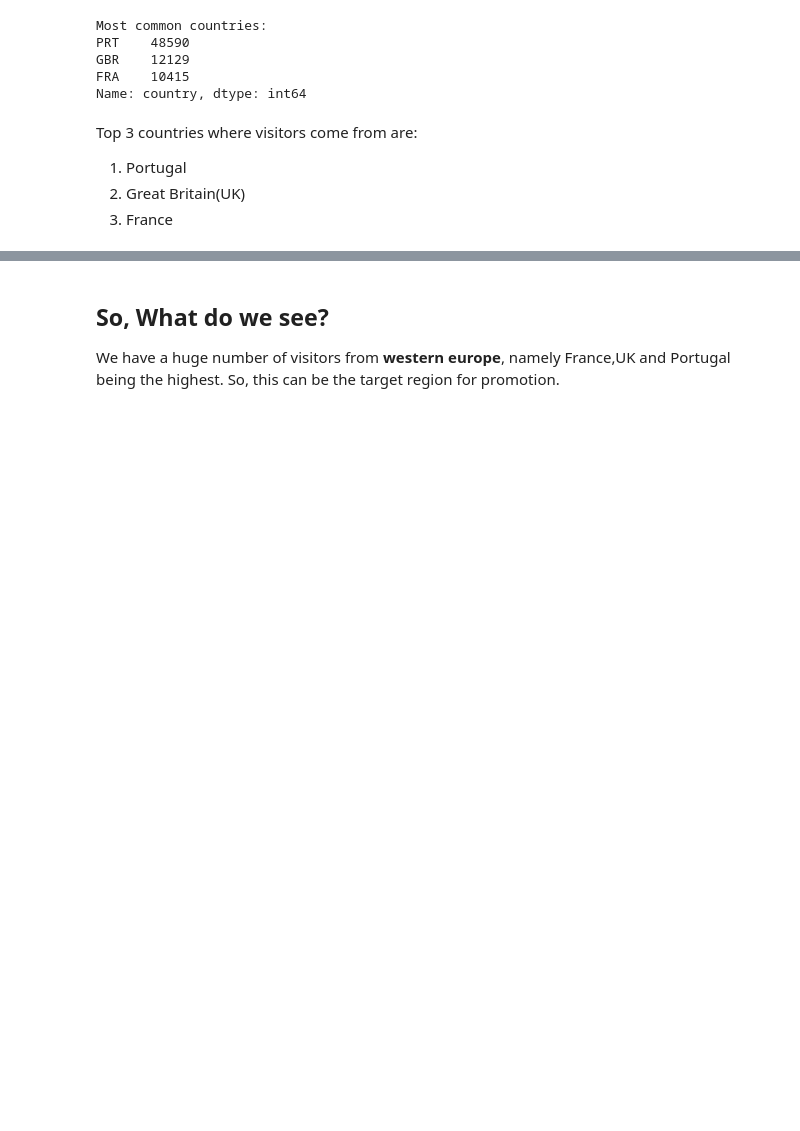
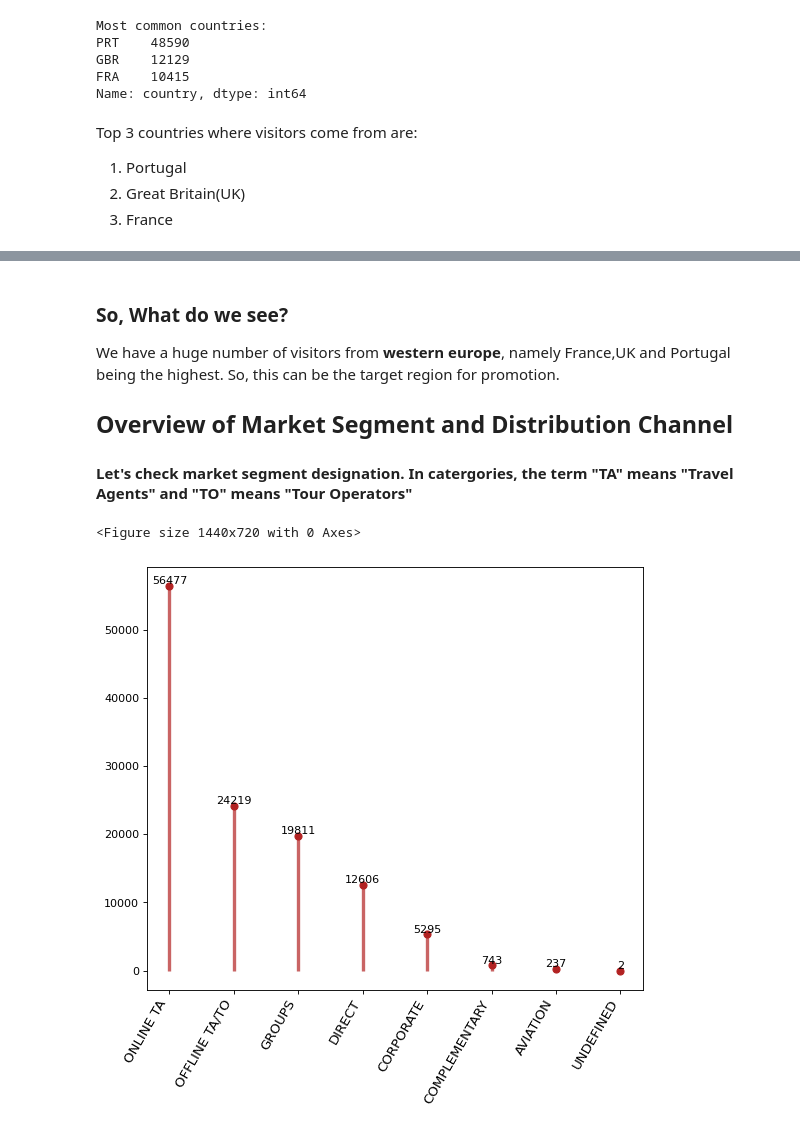
Before and after one commit to Aayushi-Sharma24/EDA-Hotel-Booking-Analysis, a Jupyter notebook: Aayushi_Sharma_Hotel_Booking_Analysis_Capstone_Project.ipynb, the cells around one changed output, grey strips where cells are left out. Saved outputs shown, nothing was run; the diff lists cells and outputs as text; code cells hidden in the pictures; blank space fills up the shorter version.

Commit message:
added mkt segment and distribution channel

```diff
--- a/Aayushi_Sharma_Hotel_Booking_Analysis_Capstone_Project.ipynb
+++ b/Aayushi_Sharma_Hotel_Booking_Analysis_Capstone_Project.ipynb
@@ -534,6 +534,35 @@ px.choropleth(country_visitors,
 # %% [output]
 [interactive output not drawn]
 # %% [markdown]
-## So, What do we see?
+### So, What do we see?
 We have a huge number of visitors from **western europe**, namely France,UK and Portugal being the highest.
 So, this can be the target region for promotion.
+
+## Overview of Market Segment and Distribution Channel
+
+#### Let's check market segment designation. In catergories, the term **"TA"** means **"Travel Agents"** and **"TO"** means **"Tour Operators"**
+# %%
+# Enlarging figure size
+plt.figure(figsize=(20,10))
+# DataFrame for total number of market segment designation
+df_mkt_segment=pd.DataFrame(df.market_segment.value_counts())
+df_mkt_segment.reset_index(level=0, inplace=True)
+df_mkt_segment.rename(columns = {'index':'market_segment', 'market_segment':'total'}, inplace = True)
+# sorting the data in descending order
+ordered_df = df_mkt_segment.sort_values(by='total',ascending=False)
+
+# Plotting the graph
+fig, ax = plt.subplots(figsize=(8,7), dpi= 80)
+ax.vlines(x=ordered_df.index, ymin=0, ymax=ordered_df.total, color='firebrick', alpha=0.7, linewidth=3)
+ax.scatter(x=ordered_df.index, y=ordered_df.total, s=40, color='firebrick', alpha=1)
+ax.set_xticks(ordered_df.index)
+ax.set_xticklabels(ordered_df.market_segment.str.upper(), rotation=60, fontdict={'horizontalalignment': 'right', 'size':12})
+
+# Printing the count in graph
+for row in ordered_df.itertuples():
+    ax.text(row.Index, row.total+.5, s=round(row.total, 2), horizontalalignment= 'center', verticalalignment='bottom', fontsize=10)
+# Show the object
+plt.show()
+# %% [output]
+<Figure size 1440x720 with 0 Axes>
+[figure, added]
```
Also changed, not shown: parts of 3 cells of this notebook.
